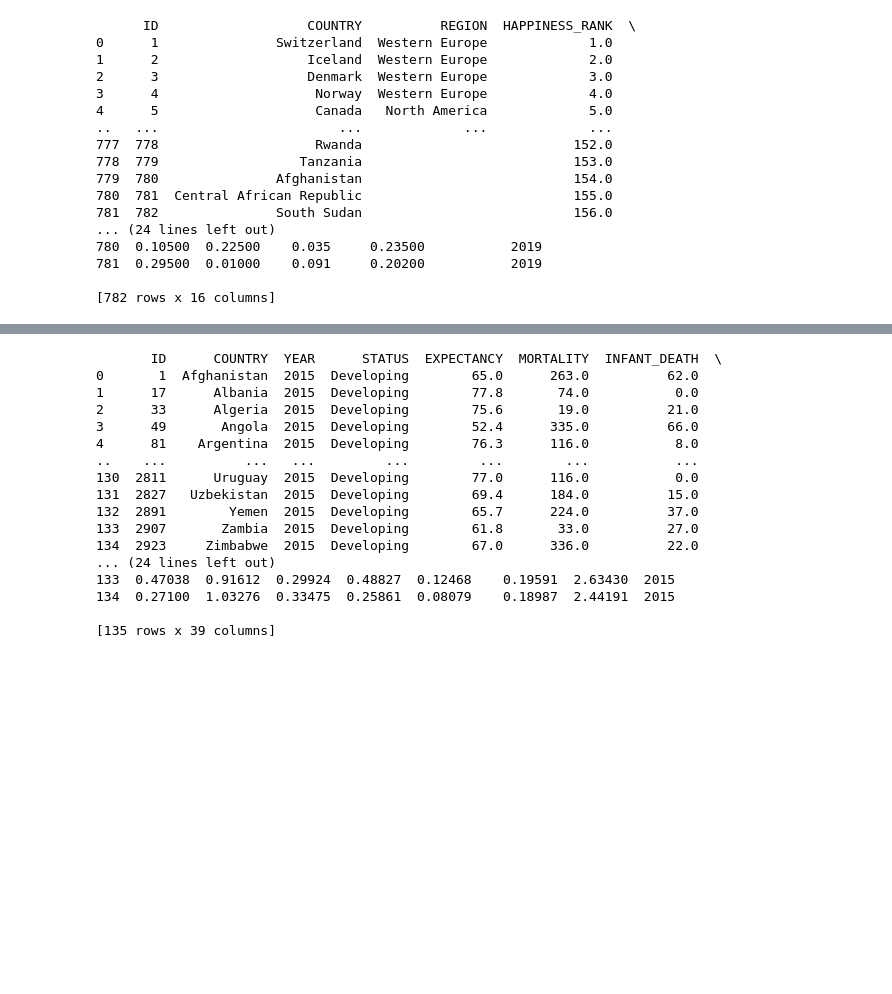
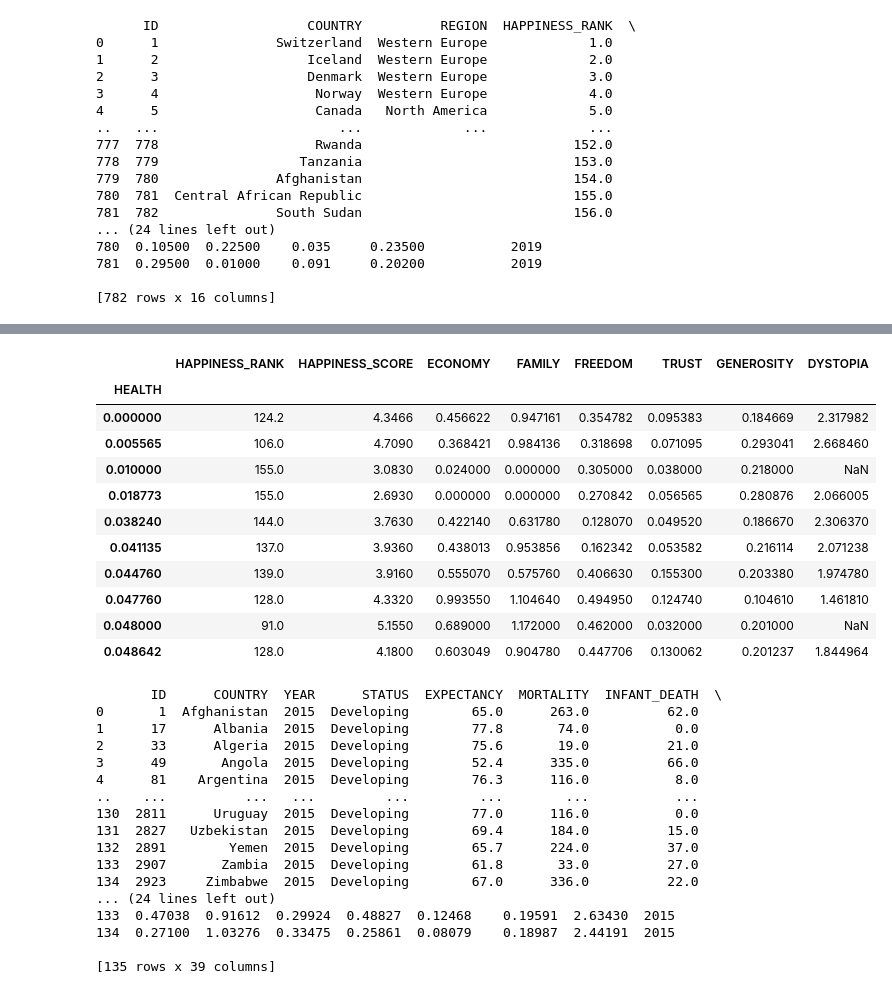
Before and after one commit to seuss1337/blended_project_1, a Jupyter notebook: source/python/jeff_working_notebook.ipynb, the cells around one changed output, grey strips where cells are left out. Saved outputs shown, nothing was run; the diff lists cells and outputs as text; code cells hidden in the pictures; blank space fills up the shorter version.

```diff
--- a/source/python/jeff_working_notebook.ipynb
+++ b/source/python/jeff_working_notebook.ipynb
@@ -161,0 +274,4 @@ print(happy_df)
+# %%
+happy_dtype_convert_df = happy_df.apply(lambda col:pd.to_numeric(col, errors='coerce'))
+
+happy_dtype_convert_df.dtypes
@@ -161,0 +296,19 @@ print(happy_df)
+# %%
+happy_avg_df = happy_dtype_convert_df.groupby(['HEALTH']).mean()
+happy_avg_df = happy_avg_df.drop(columns=['ID','YEAR','COUNTRY','REGION','LOW_CONF','HIGH_CONF','STANDARD_ERROR','YEAR'])
+
+
+happy_avg_df.head(10)
+# %% [output]
+|  | HAPPINESS_RANK | HAPPINESS_SCORE | ECONOMY | FAMILY | FREEDOM | TRUST | GENEROSITY | DYSTOPIA |
+| HEALTH |  |  |  |  |  |  |  |  |
+| 0.000000 | 124.2 | 4.3466 | 0.456622 | 0.947161 | 0.354782 | 0.095383 | 0.184669 | 2.317982 |
+| 0.005565 | 106.0 | 4.7090 | 0.368421 | 0.984136 | 0.318698 | 0.071095 | 0.293041 | 2.668460 |
+| 0.010000 | 155.0 | 3.0830 | 0.024000 | 0.000000 | 0.305000 | 0.038000 | 0.218000 | NaN |
+| 0.018773 | 155.0 | 2.6930 | 0.000000 | 0.000000 | 0.270842 | 0.056565 | 0.280876 | 2.066005 |
+| 0.038240 | 144.0 | 3.7630 | 0.422140 | 0.631780 | 0.128070 | 0.049520 | 0.186670 | 2.306370 |
+| 0.041135 | 137.0 | 3.9360 | 0.438013 | 0.953856 | 0.162342 | 0.053582 | 0.216114 | 2.071238 |
+| 0.044760 | 139.0 | 3.9160 | 0.555070 | 0.575760 | 0.406630 | 0.155300 | 0.203380 | 1.974780 |
+| 0.047760 | 128.0 | 4.3320 | 0.993550 | 1.104640 | 0.494950 | 0.124740 | 0.104610 | 1.461810 |
+| 0.048000 | 91.0 | 5.1550 | 0.689000 | 1.172000 | 0.462000 | 0.032000 | 0.201000 | NaN |
+| 0.048642 | 128.0 | 4.1800 | 0.603049 | 0.904780 | 0.447706 | 0.130062 | 0.201237 | 1.844964 |
```
Also changed, not shown: parts of 9 cells of this notebook, 8 other files.
